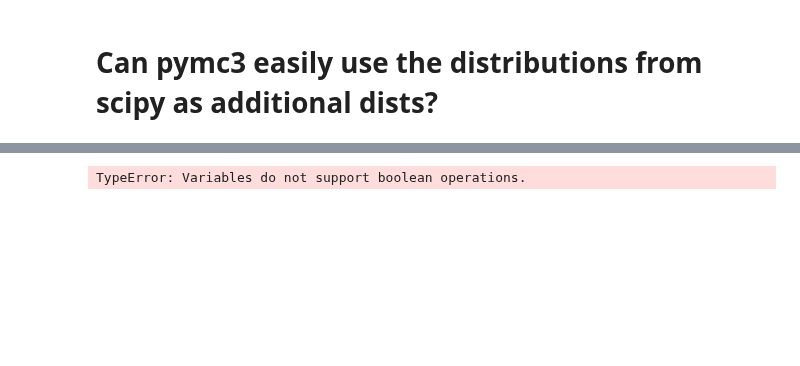
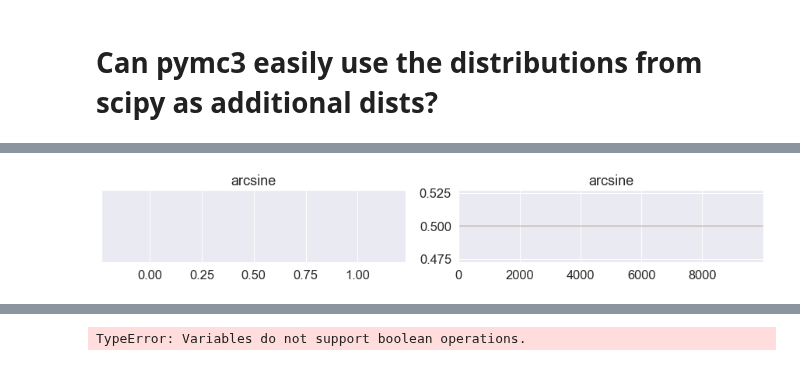
Before and after one commit to balarsen/pymc_learning, a Jupyter notebook: scipy_dist/Scipy dist 1.ipynb, the cells around one changed output, grey strips where cells are left out. Drawn from its saved outputs; the diff is of its cells as text; code cells hidden in the pictures; blank space fills up the shorter version.

```diff
--- a/scipy_dist/Scipy dist 1.ipynb
+++ b/scipy_dist/Scipy dist 1.ipynb
@@ -7,0 +35,4 @@ import scipy.stats
+# %%
+pm.traceplot(trace);
+# %% [output]
+[figure, added]
```
Also changed, not shown: parts of 6 cells of this notebook.
